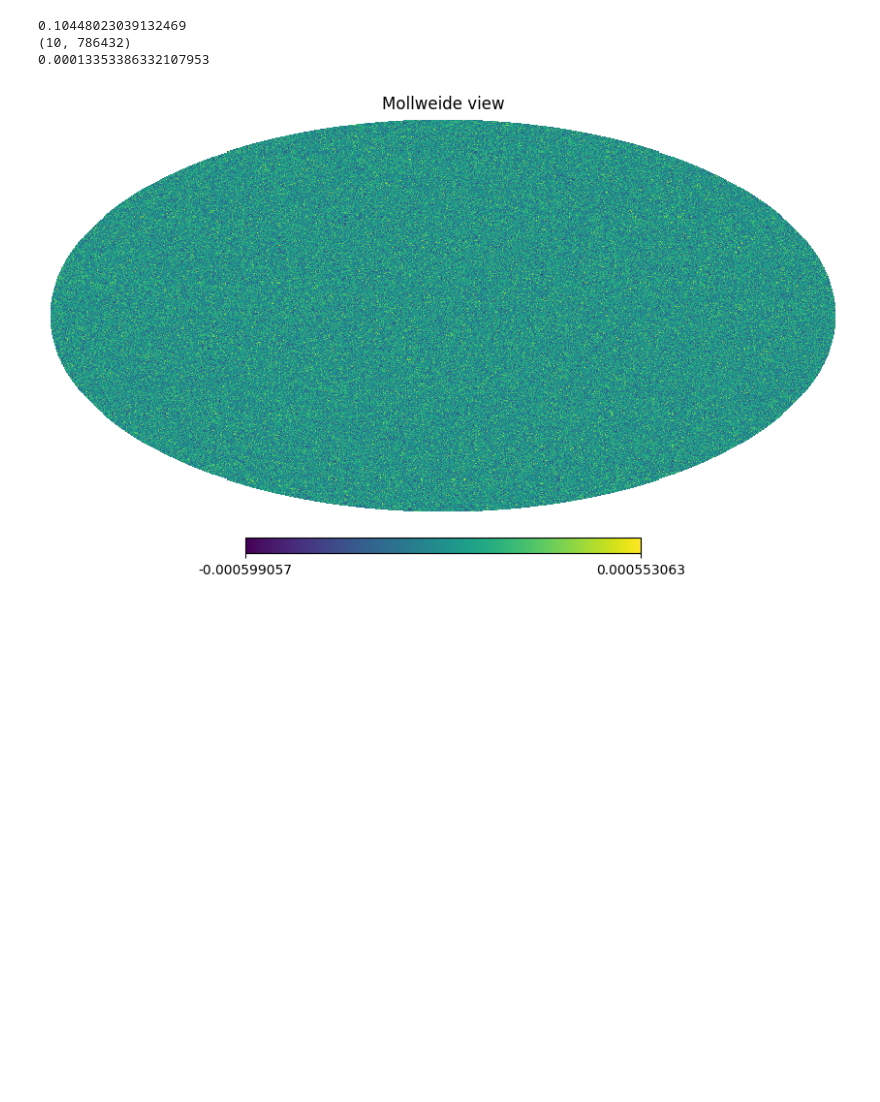
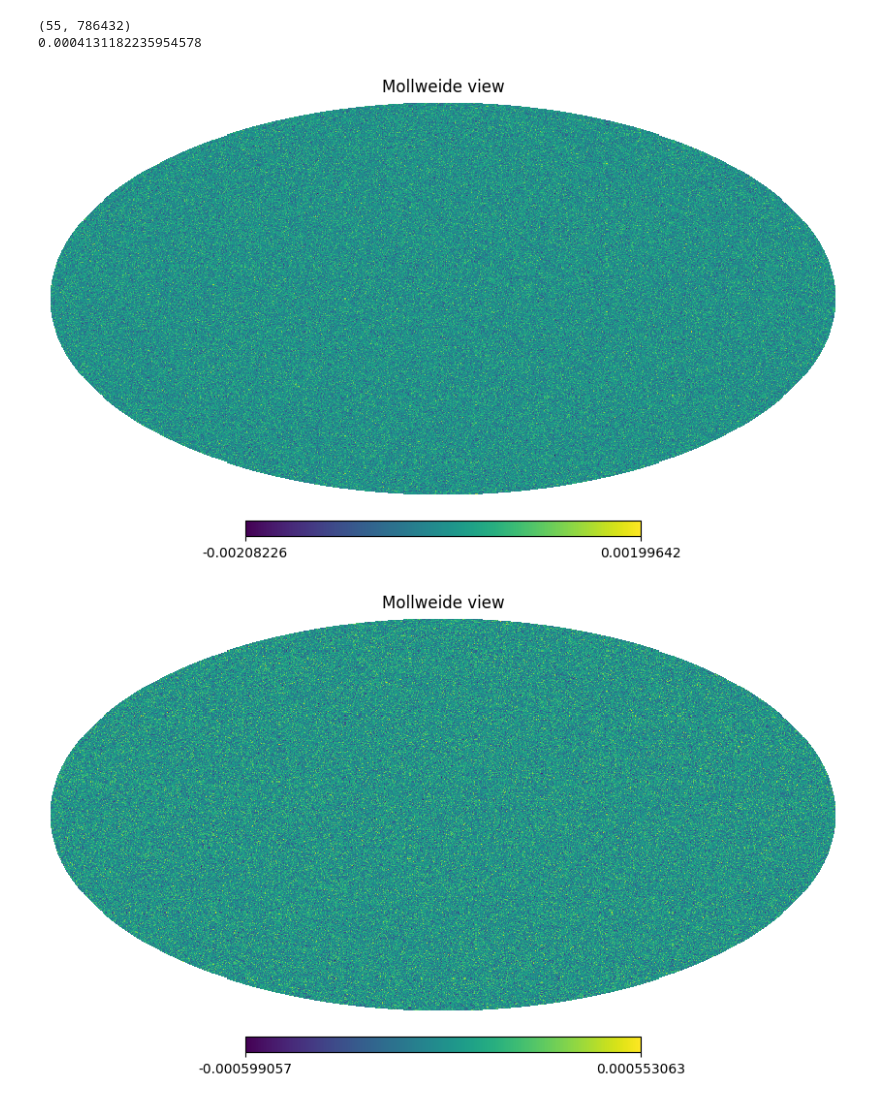
Before and after one commit to urwa99/MASS_Thesis, a Jupyter notebook: HI/noise.ipynb, the cells around one changed output. Saved outputs shown, nothing was run; the diff lists cells and outputs as text; code cells hidden in the pictures; blank space fills up the shorter version.

Commit message:
freq stepsize 10MHz

```diff
--- a/HI/noise.ipynb
+++ b/HI/noise.ipynb
@@ -11,20 +11,15 @@ from scripts.sigma_noise import sigma_noise
 nside=256
 factor=1e7
 
-freqs=np.arange(544,1088,step=1)
+freqs=np.arange(544,1088,step=10)
 nfreqs=len(freqs)
 
 lmax=3*nside -1
-D=13.5 #size of dish in meteres
-mask = cosine_smoothed_mask(nside)
-mask= (mask*(-1))+1
-fsky=np.mean(mask)
-print(fsky)
+fsky=1.0
 sigma=sigma_noise(nside, fsky)
-noise=generate_noise(nside, sigma, 10)
+noise=generate_noise(nside, sigma, nfreqs)
 print(noise.shape)
 print(sigma)
 # %% [output]
-0.10448023039132469
-(10, 786432)
-0.00013353386332107953
+(55, 786432)
+0.0004131182235954578
@@ -31,3 +28,7 @@ print(sigma)
+# %%
+hp.mollview(noise[10])
+# %% [output]
+[figure, added]
 # %%
 smoothed_hi_maps=np.load("smoothed_hi_maps.npy")
 # %%
```
Also changed, not shown: parts of 6 cells of this notebook.
